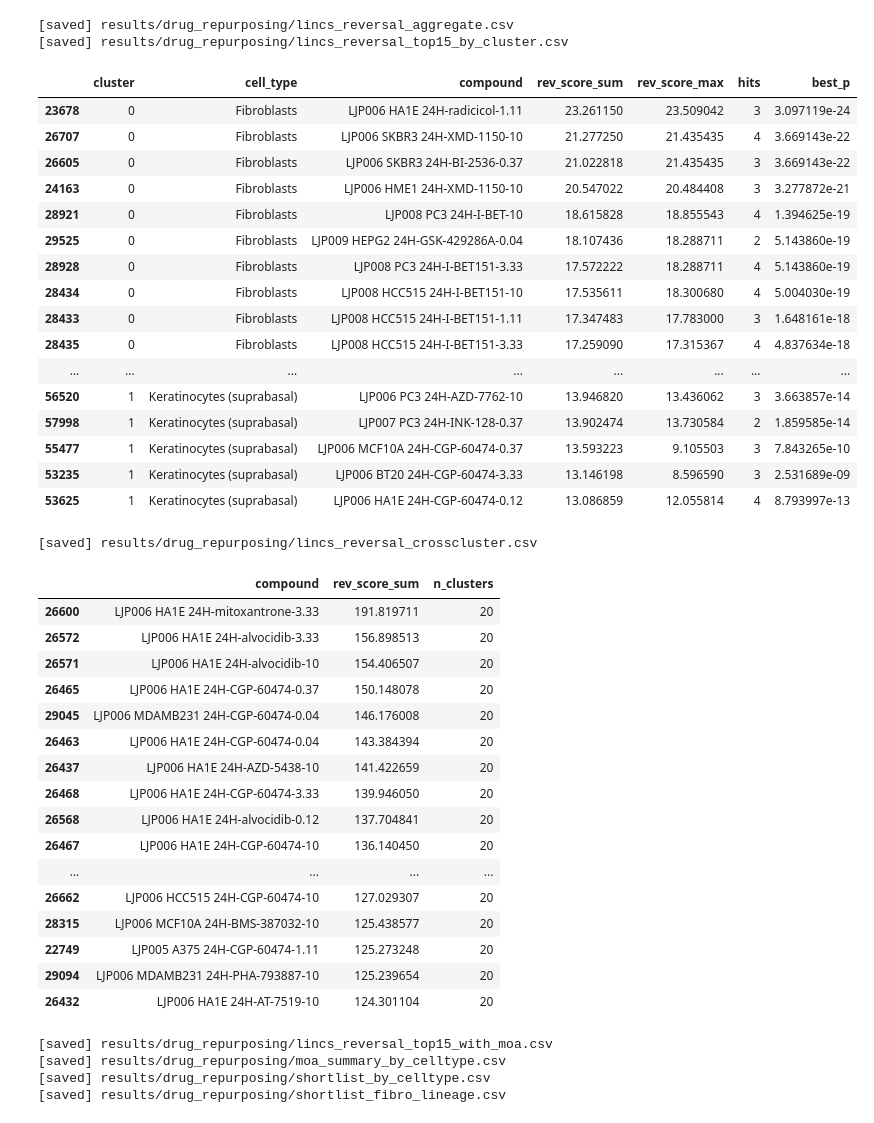
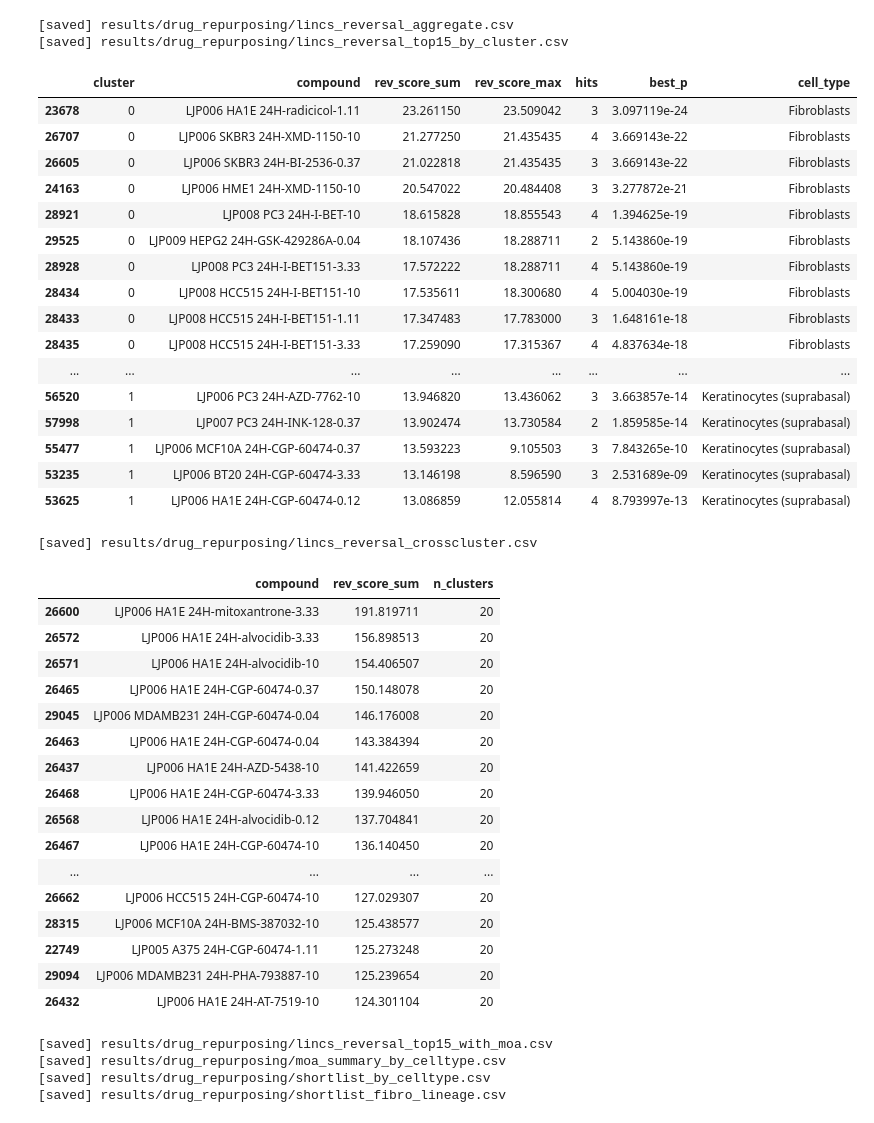
Before and after one commit to glenritschel/scleroderma-scvi, a Jupyter notebook: notebooks/07_state_signatures_and_drugs.ipynb, the cells around one changed output. Drawn from its saved outputs; the diff is of its cells as text; code cells hidden in the pictures.

```diff
--- a/notebooks/07_state_signatures_and_drugs.ipynb
+++ b/notebooks/07_state_signatures_and_drugs.ipynb
@@ -263,65 +335,100 @@ else:
              .sort_values(["cluster","rev_score_sum"], ascending=[True, False])
             )
 
-    # Optional: attach cluster -> cell type if available
-    if "leiden" in adata.obs and ("cell_type_curated" in adata.obs or "cell_type" in adata.obs):
-        labcol = "cell_type_curated" if "cell_type_curated" in adata.obs else "cell_type"
-        clus2ct = (
-            adata.obs.groupby("leiden", observed=True)[labcol]
-            .agg(lambda s: s.mode().iloc[0] if len(s) else "NA")
-            .to_dict()
-        )
+    # === Attach cluster → cell-type labels if available (robust; works without adata) ===
+    import pandas as pd
+    from pathlib import Path
 
-        by_cc["cell_type"] = by_cc["cluster"].map(clus2ct)
-        cols = ["cluster","cell_type","compound","rev_score_sum","rev_score_max","hits","best_p"]
-        by_cc = by_cc[cols]
+    def _load_leiden_to_ct_from_csv():
+        """Try to load a cluster→cell_type mapping from saved tables."""
+        cands = [
+            Path("results/tables/leiden_to_celltype_curated.csv"),
+            Path("results/tables/leiden_to_celltype.csv"),
+            Path("results/tables/cluster_annotations.csv"),
+        ]
+        for fp in cands:
+            if fp.exists():
+                m = pd.read_csv(fp)
+                id_col  = next((c for c in m.columns if c.lower() in {"leiden","cluster","cluster_id"}), None)
+                lab_col = next((c for c in m.columns if c.lower() in {"cell_type_curated","cell_type","label","annotation"}), None)
+                if id_col and lab_col:
+                    return dict(zip(m[id_col].astype(str), m[lab_col].astype(str)))
+        return {}
+
+    clus2ct = {}
+    labcol = None
+
+    # Use in-memory adata if present
+    safe_adata = ("adata" in globals()) and (adata is not None) and hasattr(adata, "obs")
+    if safe_adata and ("leiden" in adata.obs.columns):
+        if "cell_type_curated" in adata.obs.columns:
+            labcol = "cell_type_curated"
+        elif "cell_type" in adata.obs.columns:
+            labcol = "cell_type"
+        if labcol is not None:
+            clus2ct = (
+                adata.obs.groupby("leiden", observed=True)[labcol]
+                     .agg(lambda s: s.mode().iloc[0] if len(s) else "NA")
+                     .astype(str)
+                     .to_dict()
+            )
+
+    # Fall back to CSV mapping if needed
+    if not clus2ct:
+        clus2ct = _load_leiden_to_ct_from_csv()
+
+    # If still empty, just use the cluster id as the label
+    by_cc["cell_type"] = (
+        by_cc["cluster"].astype(str).map(clus2ct)
+           .fillna(by_cc["cluster"].astype(str))
+    )
 
     # Save detailed and top-k views
     out_all = BASE / "lincs_reversal_aggregate.csv"
     by_cc.to_csv(out_all, index=False)
     print("[saved]", out_all)
 
     # Top 15 per cluster
     topk = by_cc.groupby("cluster").head(15).copy()
     out_top = BASE / "lincs_reversal_top15_by_cluster.csv"
     topk.to_csv(out_top, index=False)
     print("[saved]", out_top)
 
     # Print a quick preview
     display(topk.head(30))
 
     # Also compute compounds with broad activity (sum across clusters)
     cross = (by_cc
              .groupby("compound", as_index=False)
              .agg(
                  rev_score_sum=("rev_score_sum","sum"),
                  n_clusters=("cluster","nunique")
              )
              .sort_values(["rev_score_sum","n_clusters"], ascending=[False, False]))
     out_cross = BASE / "lincs_reversal_crosscluster.csv"
     cross.to_csv(out_cross, index=False)
     print("[saved]", out_cross)
     display(cross.head(20))
 # %% [output]
 [saved] results/drug_repurposing/lincs_reversal_aggregate.csv
 [saved] results/drug_repurposing/lincs_reversal_top15_by_cluster.csv
-|  | cluster | cell_type | compound | rev_score_sum | rev_score_max | hits | best_p |
-| 23678 | 0 | Fibroblasts | LJP006 HA1E 24H-radicicol-1.11 | 23.261150 | 23.509042 | 3 | 3.097119e-24 |
-| 26707 | 0 | Fibroblasts | LJP006 SKBR3 24H-XMD-1150-10 | 21.277250 | 21.435435 | 4 | 3.669143e-22 |
-| 26605 | 0 | Fibroblasts | LJP006 SKBR3 24H-BI-2536-0.37 | 21.022818 | 21.435435 | 3 | 3.669143e-22 |
-| 24163 | 0 | Fibroblasts | LJP006 HME1 24H-XMD-1150-10 | 20.547022 | 20.484408 | 3 | 3.277872e-21 |
-| 28921 | 0 | Fibroblasts | LJP008 PC3 24H-I-BET-10 | 18.615828 | 18.855543 | 4 | 1.394625e-19 |
-| 29525 | 0 | Fibroblasts | LJP009 HEPG2 24H-GSK-429286A-0.04 | 18.107436 | 18.288711 | 2 | 5.143860e-19 |
-| 28928 | 0 | Fibroblasts | LJP008 PC3 24H-I-BET151-3.33 | 17.572222 | 18.288711 | 4 | 5.143860e-19 |
-| 28434 | 0 | Fibroblasts | LJP008 HCC515 24H-I-BET151-10 | 17.535611 | 18.300680 | 4 | 5.004030e-19 |
-| 28433 | 0 | Fibroblasts | LJP008 HCC515 24H-I-BET151-1.11 | 17.347483 | 17.783000 | 3 | 1.648161e-18 |
-| 28435 | 0 | Fibroblasts | LJP008 HCC515 24H-I-BET151-3.33 | 17.259090 | 17.315367 | 4 | 4.837634e-18 |
+|  | cluster | compound | rev_score_sum | rev_score_max | hits | best_p | cell_type |
+| 23678 | 0 | LJP006 HA1E 24H-radicicol-1.11 | 23.261150 | 23.509042 | 3 | 3.097119e-24 | Fibroblasts |
+| 26707 | 0 | LJP006 SKBR3 24H-XMD-1150-10 | 21.277250 | 21.435435 | 4 | 3.669143e-22 | Fibroblasts |
+| 26605 | 0 | LJP006 SKBR3 24H-BI-2536-0.37 | 21.022818 | 21.435435 | 3 | 3.669143e-22 | Fibroblasts |
+| 24163 | 0 | LJP006 HME1 24H-XMD-1150-10 | 20.547022 | 20.484408 | 3 | 3.277872e-21 | Fibroblasts |
+| 28921 | 0 | LJP008 PC3 24H-I-BET-10 | 18.615828 | 18.855543 | 4 | 1.394625e-19 | Fibroblasts |
+| 29525 | 0 | LJP009 HEPG2 24H-GSK-429286A-0.04 | 18.107436 | 18.288711 | 2 | 5.143860e-19 | Fibroblasts |
+| 28928 | 0 | LJP008 PC3 24H-I-BET151-3.33 | 17.572222 | 18.288711 | 4 | 5.143860e-19 | Fibroblasts |
+| 28434 | 0 | LJP008 HCC515 24H-I-BET151-10 | 17.535611 | 18.300680 | 4 | 5.004030e-19 | Fibroblasts |
+| 28433 | 0 | LJP008 HCC515 24H-I-BET151-1.11 | 17.347483 | 17.783000 | 3 | 1.648161e-18 | Fibroblasts |
+| 28435 | 0 | LJP008 HCC515 24H-I-BET151-3.33 | 17.259090 | 17.315367 | 4 | 4.837634e-18 | Fibroblasts |
 | ... | ... | ... | ... | ... | ... | ... | ... |
-| 56520 | 1 | Keratinocytes (suprabasal) | LJP006 PC3 24H-AZD-7762-10 | 13.946820 | 13.436062 | 3 | 3.663857e-14 |
-| 57998 | 1 | Keratinocytes (suprabasal) | LJP007 PC3 24H-INK-128-0.37 | 13.902474 | 13.730584 | 2 | 1.859585e-14 |
-| 55477 | 1 | Keratinocytes (suprabasal) | LJP006 MCF10A 24H-CGP-60474-0.37 | 13.593223 | 9.105503 | 3 | 7.843265e-10 |
-| 53235 | 1 | Keratinocytes (suprabasal) | LJP006 BT20 24H-CGP-60474-3.33 | 13.146198 | 8.596590 | 3 | 2.531689e-09 |
-| 53625 | 1 | Keratinocytes (suprabasal) | LJP006 HA1E 24H-CGP-60474-0.12 | 13.086859 | 12.055814 | 4 | 8.793997e-13 |
+| 56520 | 1 | LJP006 PC3 24H-AZD-7762-10 | 13.946820 | 13.436062 | 3 | 3.663857e-14 | Keratinocytes (suprabasal) |
+| 57998 | 1 | LJP007 PC3 24H-INK-128-0.37 | 13.902474 | 13.730584 | 2 | 1.859585e-14 | Keratinocytes (suprabasal) |
+| 55477 | 1 | LJP006 MCF10A 24H-CGP-60474-0.37 | 13.593223 | 9.105503 | 3 | 7.843265e-10 | Keratinocytes (suprabasal) |
+| 53235 | 1 | LJP006 BT20 24H-CGP-60474-3.33 | 13.146198 | 8.596590 | 3 | 2.531689e-09 | Keratinocytes (suprabasal) |
+| 53625 | 1 | LJP006 HA1E 24H-CGP-60474-0.12 | 13.086859 | 12.055814 | 4 | 8.793997e-13 | Keratinocytes (suprabasal) |
 [saved] results/drug_repurposing/lincs_reversal_crosscluster.csv
 |  | compound | rev_score_sum | n_clusters |
 | 26600 | LJP006 HA1E 24H-mitoxantrone-3.33 | 191.819711 | 20 |
```
Also changed, not shown: parts of 7 cells of this notebook, 8 other files.
